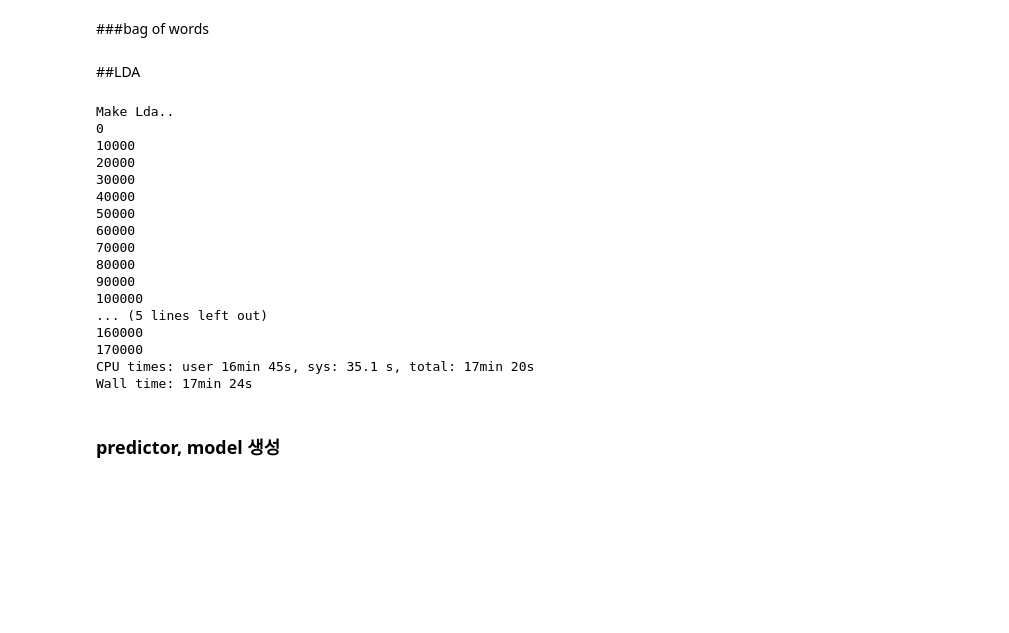
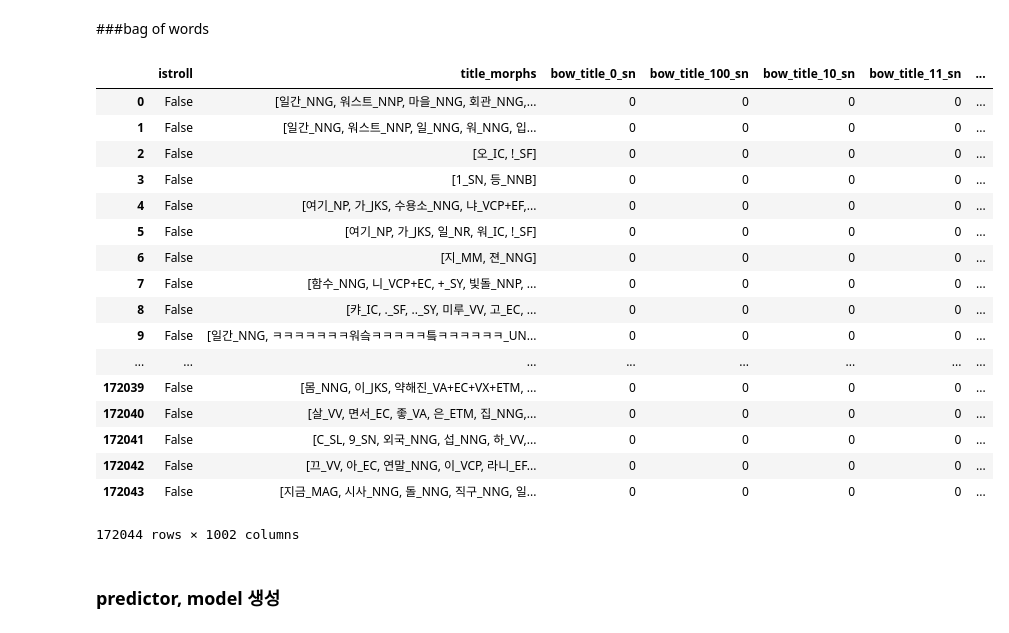
Before and after one commit to MacLunch/MacLunch, a Jupyter notebook: 1.Feature Extraction - Title.ipynb, the cells around one changed output. Saved outputs shown, nothing was run; the diff lists cells and outputs as text; code cells hidden in the pictures; blank space fills up the shorter version.

```diff
--- a/1.Feature Extraction - Title.ipynb
+++ b/1.Feature Extraction - Title.ipynb
@@ -75,15 +75,34 @@ labeled_train
 ###bag of words
 # %%
 from sklearn.feature_extraction.text import CountVectorizer
-def make_bag_of_words(labeled_train, max_features, col_name):
-    vectorizer = CountVectorizer(analyzer = "word", tokenizer = None, preprocessor = None,
-                                stop_words = None, max_features=max_features)
 
-    train_data_features = vectorizer.fit_transform((labeled_train[col_name].apply(lambda x:" ".join(x)))).toarray()
+max_features = 1000
 
-    col = ["bow_%s_%s" % (col_name, data) for data in vectorizer.get_feature_names()]
-    labeled_train = pd.concat([labeled_train, pd.DataFrame(train_data_features, columns = col, index=labeled_train.index)],axis=1)
+vectorizer = CountVectorizer(analyzer = "word", tokenizer = None, preprocessor = None,
+                            stop_words = None, max_features=max_features)
 
-    return labeled_train
+train_data_features = vectorizer.fit_transform((labeled_train["title_pos"].apply(lambda x:" ".join(x)))).toarray()
+
+col = ["bow_title_%s" % data for data in vectorizer.get_feature_names()]
+labeled_train = pd.concat([labeled_train, pd.DataFrame(train_data_features, columns = col, index=labeled_train.index)],axis=1)
+
+labeled_train
+# %% [output]
+|  | istroll | title_morphs | bow_title_0_sn | bow_title_100_sn | bow_title_10_sn | bow_title_11_sn | ... |
+| 0 | False | [일간_NNG, 워스트_NNP, 마을_NNG, 회관_NNG,... | 0 | 0 | 0 | 0 | ... |
+| 1 | False | [일간_NNG, 워스트_NNP, 일_NNG, 워_NNG, 입... | 0 | 0 | 0 | 0 | ... |
+| 2 | False | [오_IC, !_SF] | 0 | 0 | 0 | 0 | ... |
+| 3 | False | [1_SN, 등_NNB] | 0 | 0 | 0 | 0 | ... |
+| 4 | False | [여기_NP, 가_JKS, 수용소_NNG, 냐_VCP+EF,... | 0 | 0 | 0 | 0 | ... |
+| 5 | False | [여기_NP, 가_JKS, 일_NR, 워_IC, !_SF] | 0 | 0 | 0 | 0 | ... |
+| 6 | False | [지_MM, 젼_NNG] | 0 | 0 | 0 | 0 | ... |
+| 7 | False | [함수_NNG, 니_VCP+EC, +_SY, 빛돌_NNP, ... | 0 | 0 | 0 | 0 | ... |
+| 8 | False | [캬_IC, ._SF, .._SY, 미루_VV, 고_EC, ... | 0 | 0 | 0 | 0 | ... |
+| 9 | False | [일간_NNG, ㅋㅋㅋㅋㅋㅋㅋ워슼ㅋㅋㅋㅋㅋ틐ㅋㅋㅋㅋㅋㅋ_UN... | 0 | 0 | 0 | 0 | ... |
+| ... | ... | ... | ... | ... | ... | ... | ... |
+| 172039 | False | [몸_NNG, 이_JKS, 약해진_VA+EC+VX+ETM, ... | 0 | 0 | 0 | 0 | ... |
+| 172040 | False | [살_VV, 면서_EC, 좋_VA, 은_ETM, 집_NNG,... | 0 | 0 | 0 | 0 | ... |
+| 172041 | False | [C_SL, 9_SN, 외국_NNG, 섭_NNG, 하_VV,... | 0 | 0 | 0 | 0 | ... |
+| 172042 | False | [끄_VV, 아_EC, 연말_NNG, 이_VCP, 라니_EF... | 0 | 0 | 0 | 0 | ... |
+| 172043 | False | [지금_MAG, 시사_NNG, 돌_NNG, 직구_NNG, 일... | 0 | 0 | 0 | 0 | ... |
+172044 rows × 1002 columns
-# %% [markdown]
-##LDA
@@ -126,24 +109,3 @@ def make_lda(train, keep_n, num_topics, col_name):
-# %%
-max_features = 1000
-%time labeled_train = make_lda(labeled_train, 5000, 1000, "title_pos")
-# %% [output]
-Make Lda..
-0
-10000
-20000
-30000
-40000
-50000
-60000
-70000
-80000
-90000
-100000
-... (5 lines left out)
-160000
-170000
-CPU times: user 16min 45s, sys: 35.1 s, total: 17min 20s
-Wall time: 17min 24s
 # %% [markdown]
 ### predictor, model 생성
 # %%
```
Also changed, not shown: parts of 5 cells of this notebook, 4 other files.
